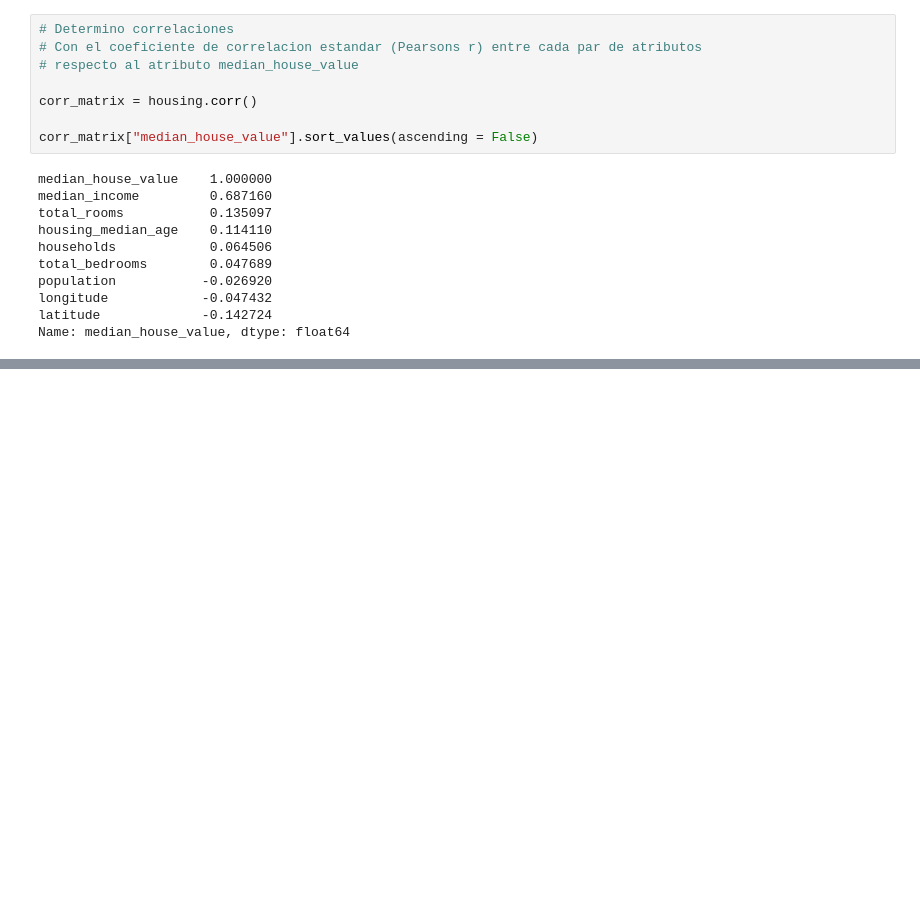
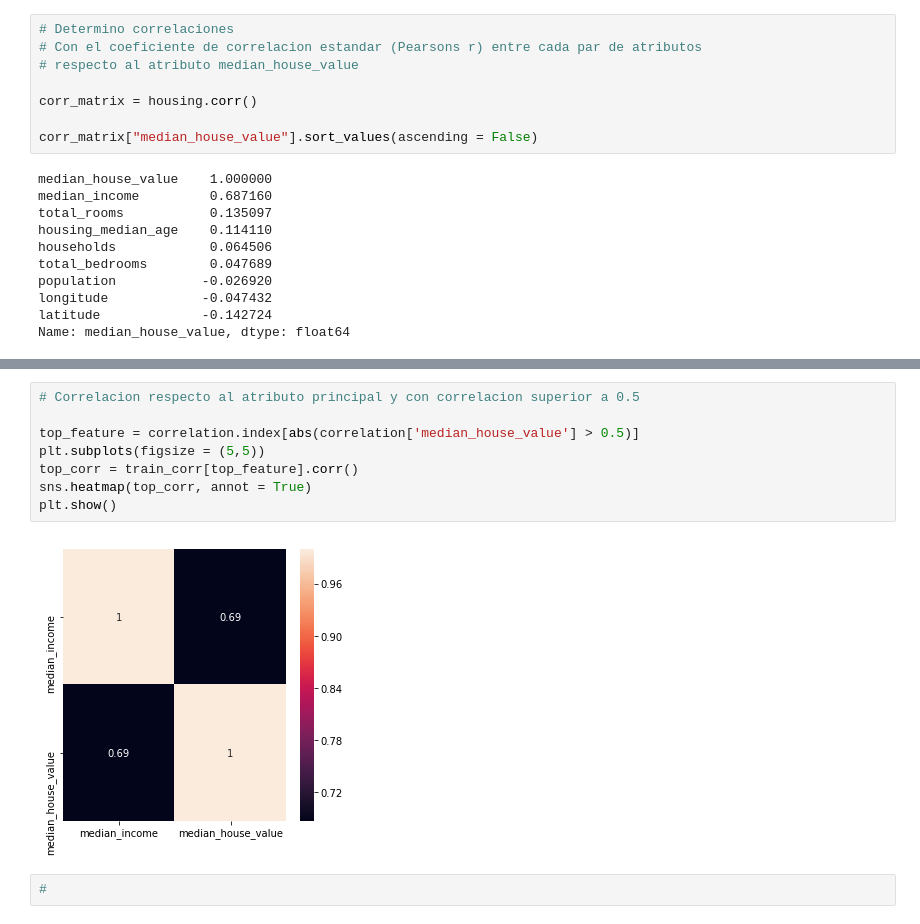
Before and after one commit to darangov/housing, a Jupyter notebook: Housing.ipynb, the cells around one changed output, grey strips where cells are left out. Saved outputs shown, nothing was run; the diff lists cells and outputs as text; blank space fills up the shorter version.

```diff
--- a/Housing.ipynb
+++ b/Housing.ipynb
@@ -396,0 +446,12 @@ Name: median_house_value, dtype: float64
+# %%
+# Correlacion respecto al atributo principal y con correlacion superior a 0.5
+
+top_feature = correlation.index[abs(correlation['median_house_value'] > 0.5)]
+plt.subplots(figsize = (5,5))
+top_corr = train_corr[top_feature].corr()
+sns.heatmap(top_corr, annot = True)
+plt.show()
+# %% [output]
+[figure, added]
+# %%
+#
```
Also changed, not shown: parts of 13 cells of this notebook.
